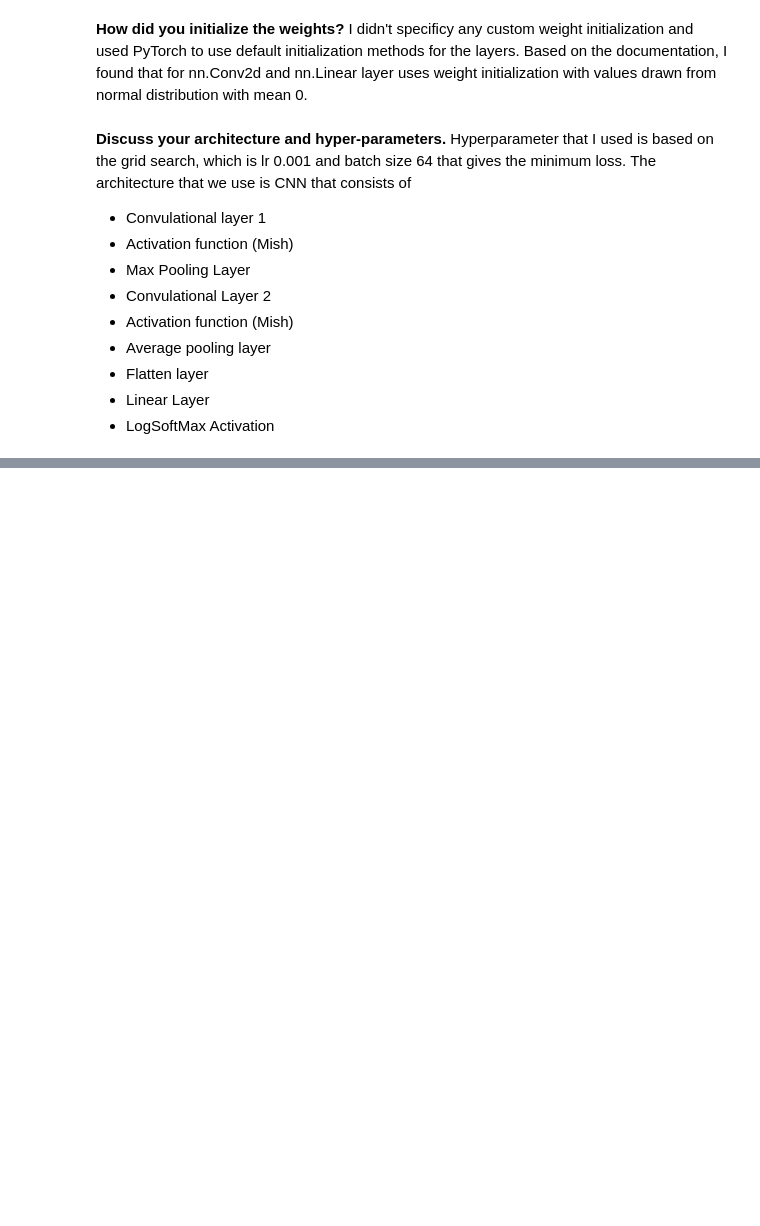
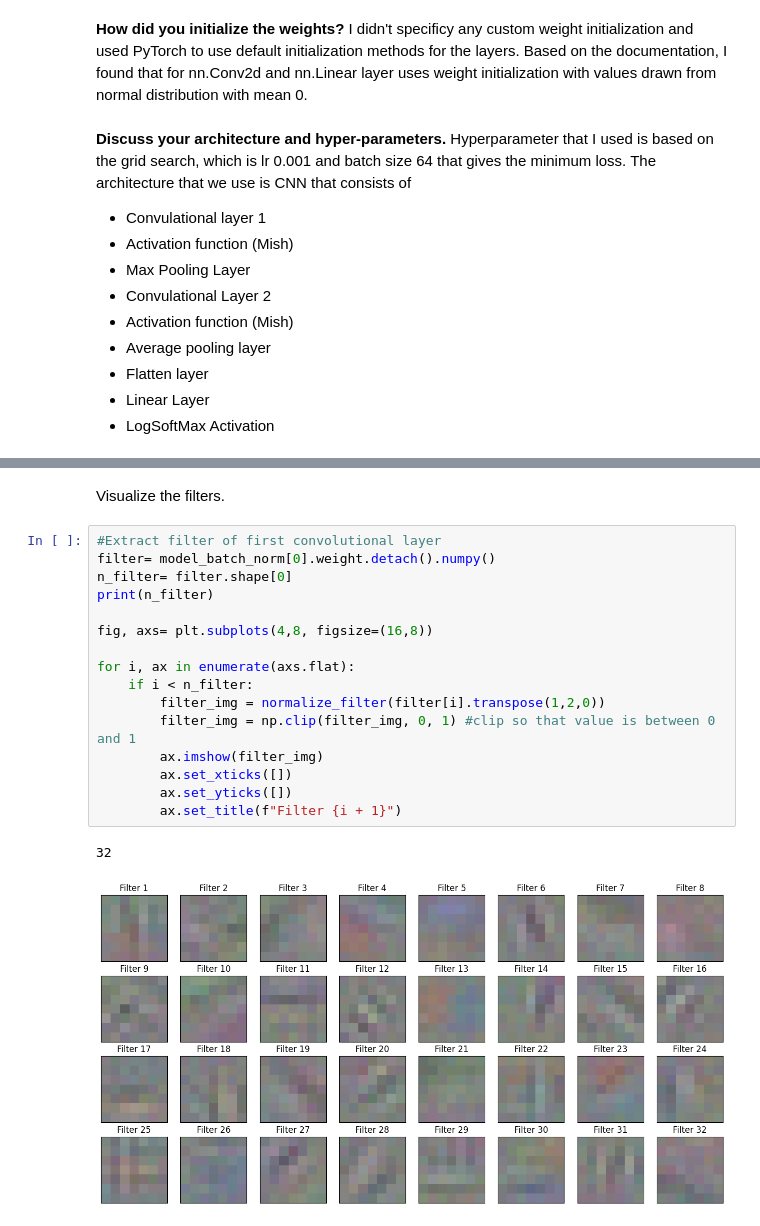
Before and after one commit to anastasiarenata1/deeplearning, a Jupyter notebook: ResNet-50_Transfer_Learning_Transformers.ipynb, the cells around one changed output, grey strips where cells are left out. Cells and saved outputs as stored; diff of their text form; blank space fills up the shorter version.

```diff
--- a/ResNet-50_Transfer_Learning_Transformers.ipynb
+++ b/ResNet-50_Transfer_Learning_Transformers.ipynb
@@ -534,0 +612,21 @@ Final test accuracy:  0.7596
+# %% [markdown]
+Visualize the filters.
+# %%
+#Extract filter of first convolutional layer
+filter= model_batch_norm[0].weight.detach().numpy()
+n_filter= filter.shape[0]
+print(n_filter)
+
+fig, axs= plt.subplots(4,8, figsize=(16,8))
+
+for i, ax in enumerate(axs.flat):
+    if i < n_filter:
+        filter_img = normalize_filter(filter[i].transpose(1,2,0))
+        filter_img = np.clip(filter_img, 0, 1) #clip so that value is between 0 and 1
+        ax.imshow(filter_img)
+        ax.set_xticks([])
+        ax.set_yticks([])
+        ax.set_title(f"Filter {i + 1}")
+# %% [output]
+32
+[figure, added]
```
Also changed, not shown: parts of 21 cells of this notebook.
